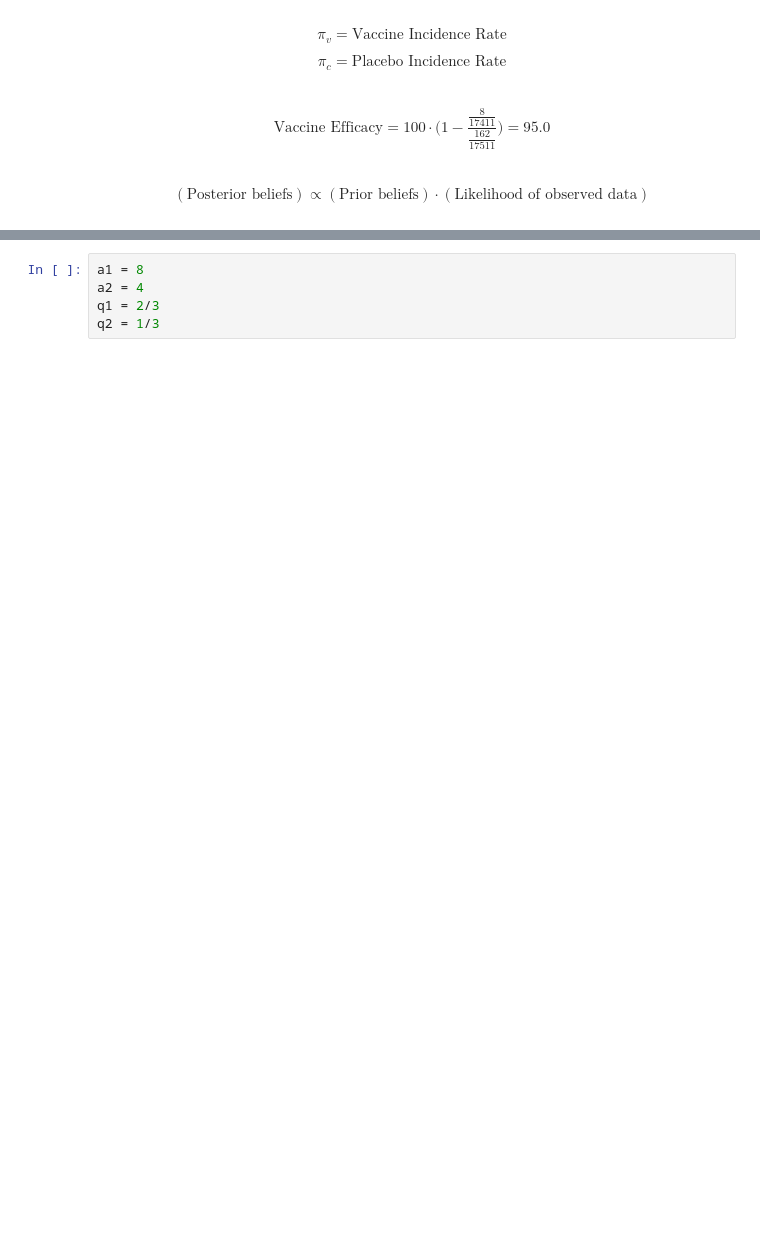
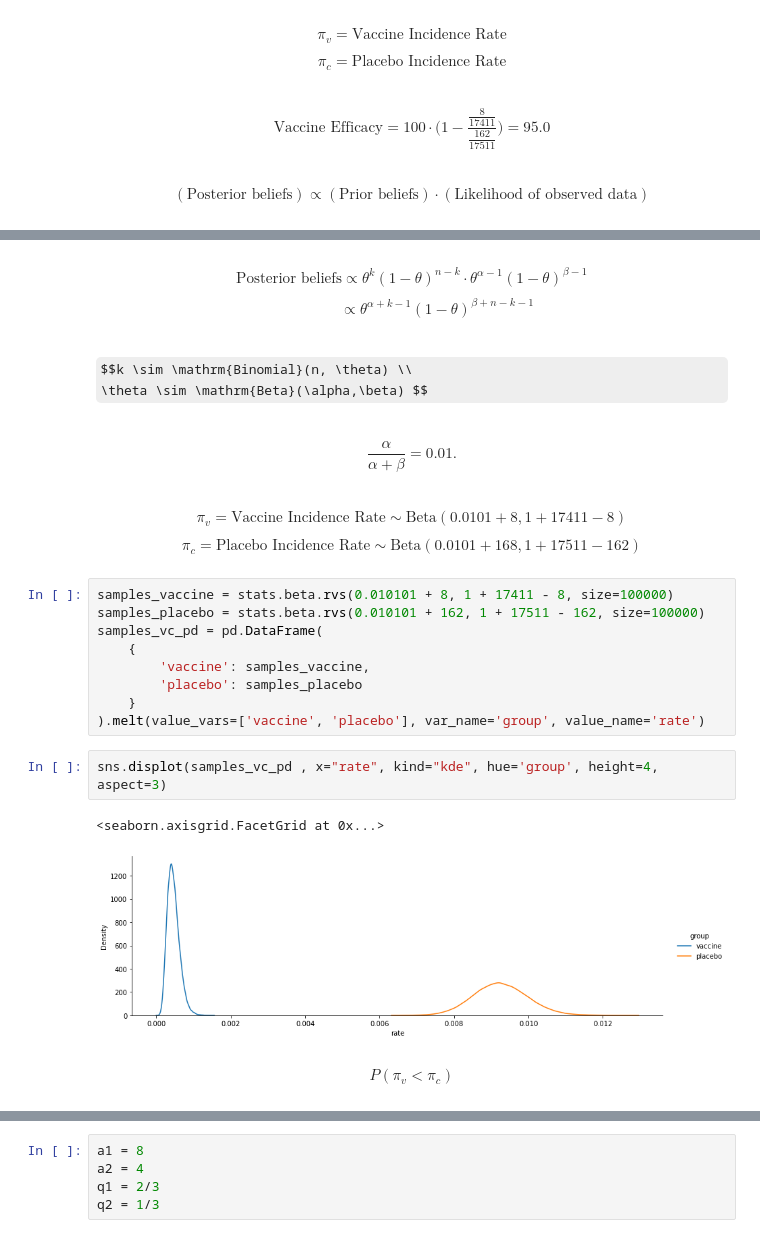
Before and after one commit to sbartek/bayesian-abtesting, a Jupyter notebook: notebooks/050-BioNTech-Pfizer-COVID.ipynb, the cells around one changed output, grey strips where cells are left out. Cells and saved outputs as stored; diff of their text form; some formulas as TeX source; blank space fills up the shorter version.

Commit message:
adds images

```diff
--- a/notebooks/050-BioNTech-Pfizer-COVID.ipynb
+++ b/notebooks/050-BioNTech-Pfizer-COVID.ipynb
@@ -41,0 +47,28 @@ $$(\textrm{Posterior beliefs}) \propto (\textrm{Prior beliefs}) \cdot (\textrm{L
+# %% [markdown]
+$$\textrm{Posterior beliefs} \propto \theta^{k}(1-\theta)^{n-k}\cdot \theta^{\alpha - 1}(1-\theta)^{\beta - 1} $$
+$$\,\,\,\,\,\,\,\,\,\,\,\,\,\,\,\,\,\,\,\,\propto \theta^{\alpha + k - 1}(1-\theta)^{\beta + n - k - 1} $$
+# %% [markdown]
+$$k \sim \mathrm{Binomial}(n, \theta) \\
+\theta \sim \mathrm{Beta}(\alpha,\beta) $$
+# %% [markdown]
+$$\frac{\alpha}{\alpha + \beta} = 0.01.$$
+# %% [markdown]
+$$\pi_v = \textrm{Vaccine Incidence Rate}  \sim \mathrm{Beta}(0.0101 + 8, 1 + 17411 - 8) $$
+
+$$\pi_c = \textrm{Placebo Incidence Rate} \sim \mathrm{Beta}(0.0101 + 168, 1 + 17511 - 162) $$
+# %%
+samples_vaccine = stats.beta.rvs(0.010101 + 8, 1 + 17411 - 8, size=100000)
+samples_placebo = stats.beta.rvs(0.010101 + 162, 1 + 17511 - 162, size=100000)
+samples_vc_pd = pd.DataFrame(
+    {
+        'vaccine': samples_vaccine,
+        'placebo': samples_placebo
+    }
+).melt(value_vars=['vaccine', 'placebo'], var_name='group', value_name='rate')
+# %%
+sns.displot(samples_vc_pd , x="rate", kind="kde", hue='group', height=4, aspect=3)
+# %% [output]
+<seaborn.axisgrid.FacetGrid at 0x...>
+[figure, added]
+# %% [markdown]
+$$P(\pi_v < \pi_c)$$
```
Also changed, not shown: parts of 44 cells of this notebook, 1 other file.
